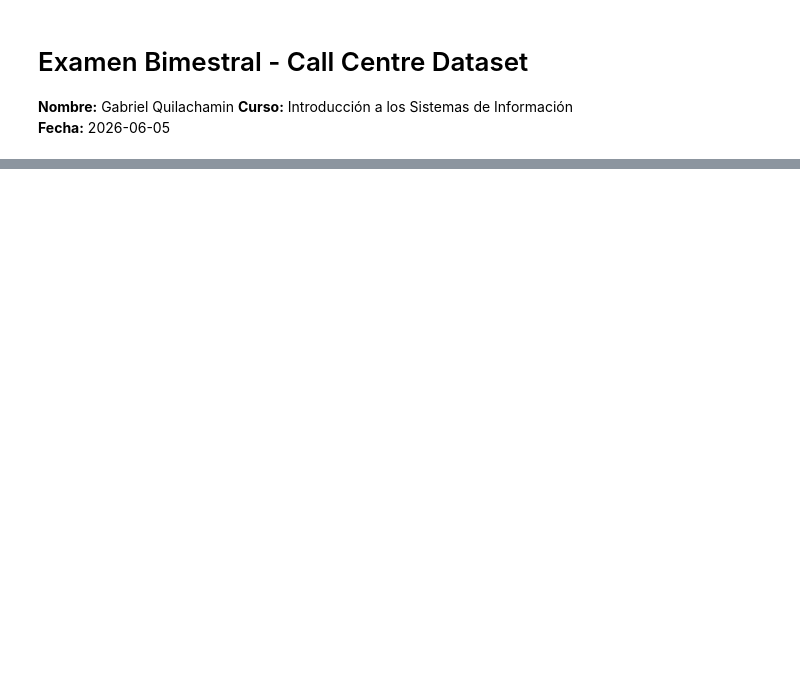
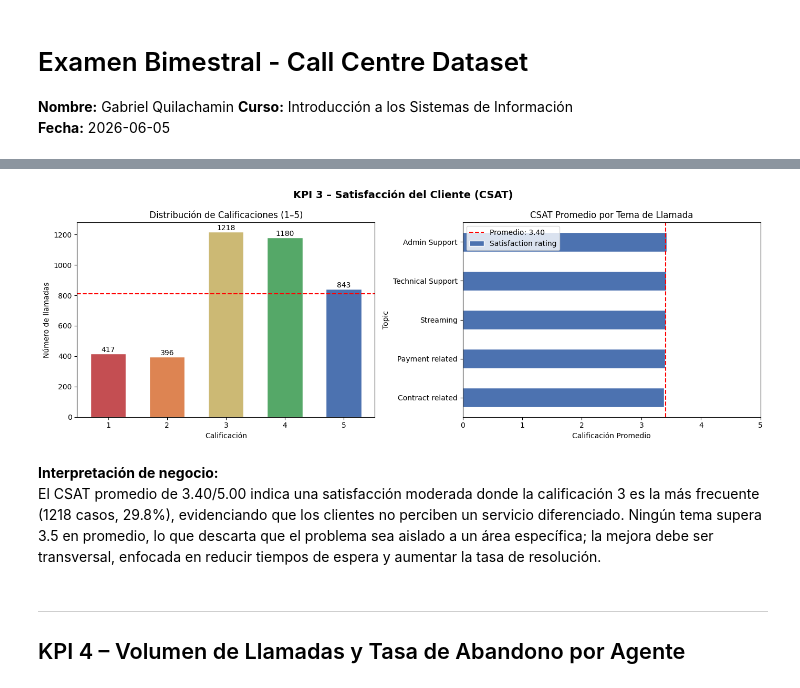
Before and after one commit to gabrielquilachaminds-cloud/Examen-Bimestral---FInal, a Jupyter notebook: Documento.ipynb, the cells around one changed output, grey strips where cells are left out. Saved outputs shown, nothing was run; the diff lists cells and outputs as text; code cells hidden in the pictures; blank space fills up the shorter version.

```diff
--- a/Documento.ipynb
+++ b/Documento.ipynb
@@ -42,0 +157,14 @@ dtype: int64
+# %%
+# CSAT solo aplica a llamadas contestadas con rating registrado
+CSAT = df['Satisfaction rating'].mean()
+distribucion = df['Satisfaction rating'].value_counts().sort_index()
+csat_por_tema = df.groupby('Topic')['Satisfaction rating'].mean().sort_values()
+
+print(f'CSAT Promedio global: {CSAT:.2f} / 5.00')
+print(f'Base de cálculo     : {df["Satisfaction rating"].count()} llamadas con rating')
+print(f'\nDistribución de calificaciones:')
+for rating, count in distribucion.items():
+    pct = count / distribucion.sum() * 100
+    print(f'  Calificación {int(rating)}: {count} llamadas ({pct:.1f}%)')
+print(f'\nCSAT promedio por tema:')
+print(csat_por_tema.round(2).to_string())
@@ -42,0 +189,33 @@ dtype: int64
+# %%
+fig, axes = plt.subplots(1, 2, figsize=(14, 5))
+fig.suptitle('KPI 3 – Satisfacción del Cliente (CSAT)', fontsize=14, fontweight='bold')
+
+# Distribución de ratings
+colors_bar = ['#C44E52','#DD8452','#CCB974','#55A868','#4C72B0']
+bars = axes[0].bar(distribucion.index.astype(int), distribucion.values, color=colors_bar, edgecolor='white', width=0.6)
+axes[0].axhline(distribucion.mean(), color='red', linestyle='--', linewidth=1.5, label='Promedio conteo')
+for bar, val in zip(bars, distribucion.values):
+    axes[0].text(bar.get_x() + bar.get_width()/2, bar.get_height() + 10, str(val), ha='center', fontsize=10)
+axes[0].set_title('Distribución de Calificaciones (1–5)')
+axes[0].set_xlabel('Calificación')
+axes[0].set_ylabel('Número de llamadas')
+axes[0].set_xticks([1,2,3,4,5])
+
+# CSAT por tema
+csat_por_tema.plot(kind='barh', ax=axes[1], color='#4C72B0', edgecolor='white')
+axes[1].axvline(CSAT, color='red', linestyle='--', linewidth=1.5, label=f'Promedio: {CSAT:.2f}')
+axes[1].set_title('CSAT Promedio por Tema de Llamada')
+axes[1].set_xlabel('Calificación Promedio')
+axes[1].set_xlim(0, 5)
+axes[1].legend()
+
+plt.tight_layout()
+plt.show()
+# %% [output]
+[figure, added]
+# %% [markdown]
+**Interpretación de negocio:**
+El CSAT promedio de 3.40/5.00 indica una satisfacción moderada donde la calificación 3 es la más frecuente (1218 casos, 29.8%), evidenciando que los clientes no perciben un servicio diferenciado. Ningún tema supera 3.5 en promedio, lo que descarta que el problema sea aislado a un área específica; la mejora debe ser transversal, enfocada en reducir tiempos de espera y aumentar la tasa de resolución.
+# %% [markdown]
+---
+## KPI 4 – Volumen de Llamadas y Tasa de Abandono por Agente
```
Also changed, not shown: parts of 14 cells of this notebook.
